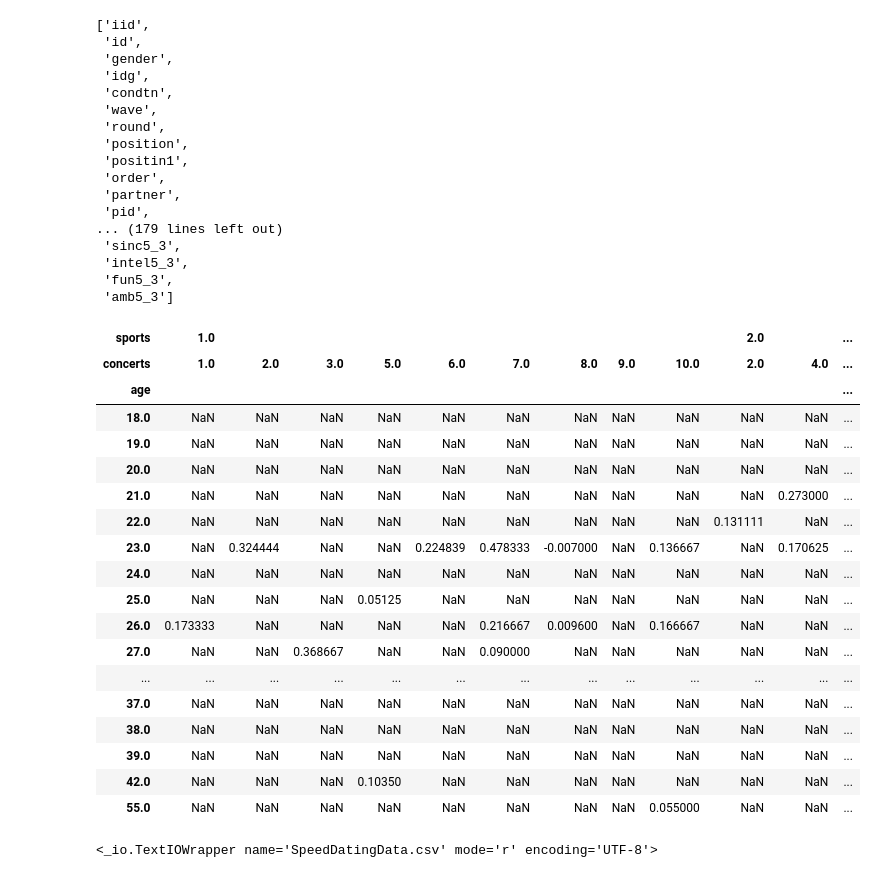
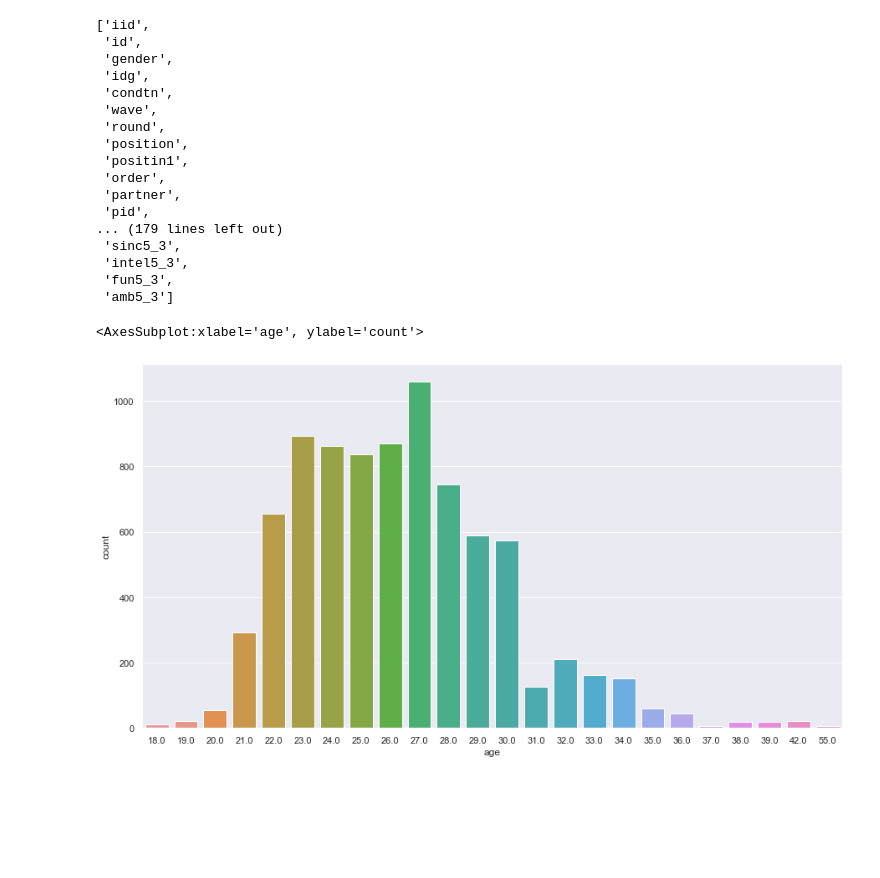
Before and after one commit to NicolasTFR/speeddating, a Jupyter notebook: speeddating.ipynb, the cells around one changed output. Drawn from its saved outputs; the diff is of its cells as text; code cells hidden in the pictures; blank space fills up the shorter version.

```diff
--- a/speeddating.ipynb
+++ b/speeddating.ipynb
@@ -10,5 +11,5 @@ import pandas as pd
 # %%
-df=pd.read_csv("SpeedDatingData.csv",encoding="Windows-1252", encoding_errors="ignore")
+df=pd.read_csv("SpeedDatingData.csv",encoding="ISO-8859-1", encoding_errors="ignore")
 # %%
 pd.set_option('display.max_rows', 50)
 pd.set_option('display.max_columns', 200)
@@ -77,27 +78,10 @@ list(df.columns)
  'fun5_3',
  'amb5_3']
 # %%
-display(df.pivot_table(index="age", columns=('sports',"concerts"), values='int_corr', aggfunc='mean'))
+#display(df.pivot_table(index="age", columns=('sports',"concerts"), values='int_corr', aggfunc='mean'))
-# %% [output]
-| sports | 1.0 |  |  |  |  |  |  |  |  | 2.0 |  | ... |
-| concerts | 1.0 | 2.0 | 3.0 | 5.0 | 6.0 | 7.0 | 8.0 | 9.0 | 10.0 | 2.0 | 4.0 | ... |
-| age |  |  |  |  |  |  |  |  |  |  |  | ... |
-| 18.0 | NaN | NaN | NaN | NaN | NaN | NaN | NaN | NaN | NaN | NaN | NaN | ... |
-| 19.0 | NaN | NaN | NaN | NaN | NaN | NaN | NaN | NaN | NaN | NaN | NaN | ... |
-| 20.0 | NaN | NaN | NaN | NaN | NaN | NaN | NaN | NaN | NaN | NaN | NaN | ... |
-| 21.0 | NaN | NaN | NaN | NaN | NaN | NaN | NaN | NaN | NaN | NaN | 0.273000 | ... |
-| 22.0 | NaN | NaN | NaN | NaN | NaN | NaN | NaN | NaN | NaN | 0.131111 | NaN | ... |
-| 23.0 | NaN | 0.324444 | NaN | NaN | 0.224839 | 0.478333 | -0.007000 | NaN | 0.136667 | NaN | 0.170625 | ... |
-| 24.0 | NaN | NaN | NaN | NaN | NaN | NaN | NaN | NaN | NaN | NaN | NaN | ... |
-| 25.0 | NaN | NaN | NaN | 0.05125 | NaN | NaN | NaN | NaN | NaN | NaN | NaN | ... |
-| 26.0 | 0.173333 | NaN | NaN | NaN | NaN | 0.216667 | 0.009600 | NaN | 0.166667 | NaN | NaN | ... |
-| 27.0 | NaN | NaN | 0.368667 | NaN | NaN | 0.090000 | NaN | NaN | NaN | NaN | NaN | ... |
-| ... | ... | ... | ... | ... | ... | ... | ... | ... | ... | ... | ... | ... |
-| 37.0 | NaN | NaN | NaN | NaN | NaN | NaN | NaN | NaN | NaN | NaN | NaN | ... |
-| 38.0 | NaN | NaN | NaN | NaN | NaN | NaN | NaN | NaN | NaN | NaN | NaN | ... |
-| 39.0 | NaN | NaN | NaN | NaN | NaN | NaN | NaN | NaN | NaN | NaN | NaN | ... |
-| 42.0 | NaN | NaN | NaN | 0.10350 | NaN | NaN | NaN | NaN | NaN | NaN | NaN | ... |
-| 55.0 | NaN | NaN | NaN | NaN | NaN | NaN | NaN | NaN | 0.055000 | NaN | NaN | ... |
 # %%
+sns.set(rc = {'figure.figsize':(15,8)})
+sns.countplot(x="age", data=df)
 # %% [output]
-<_io.TextIOWrapper name='SpeedDatingData.csv' mode='r' encoding='UTF-8'>
+<AxesSubplot:xlabel='age', ylabel='count'>
+[figure, added]
```
Also changed, not shown: parts of 4 cells of this notebook.
